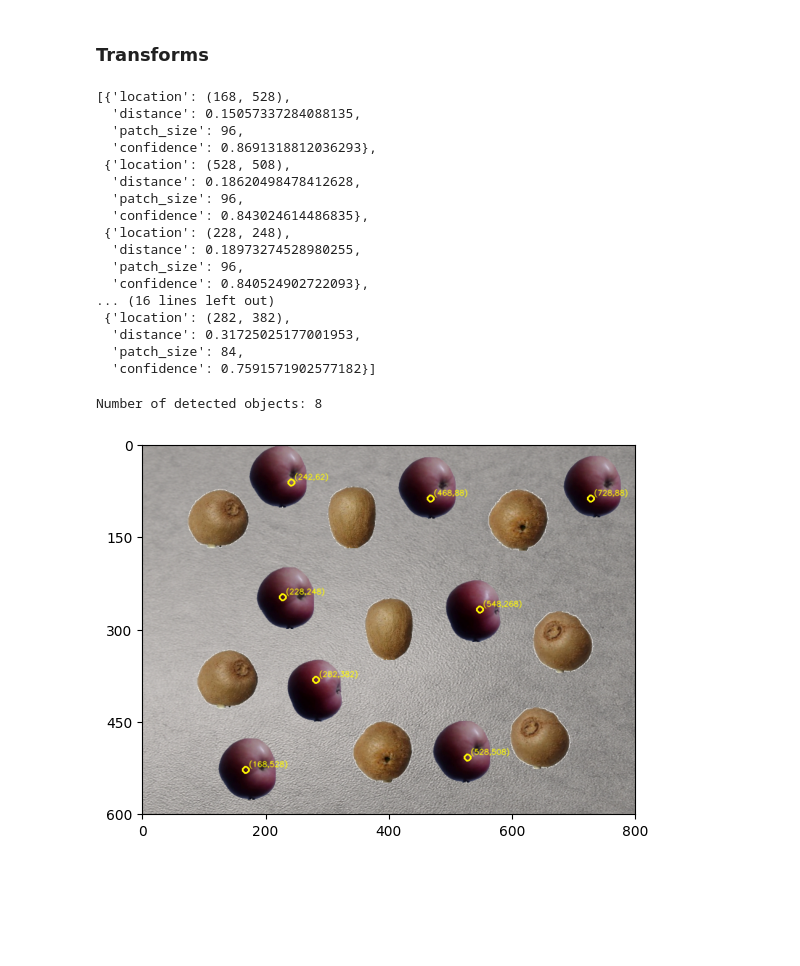
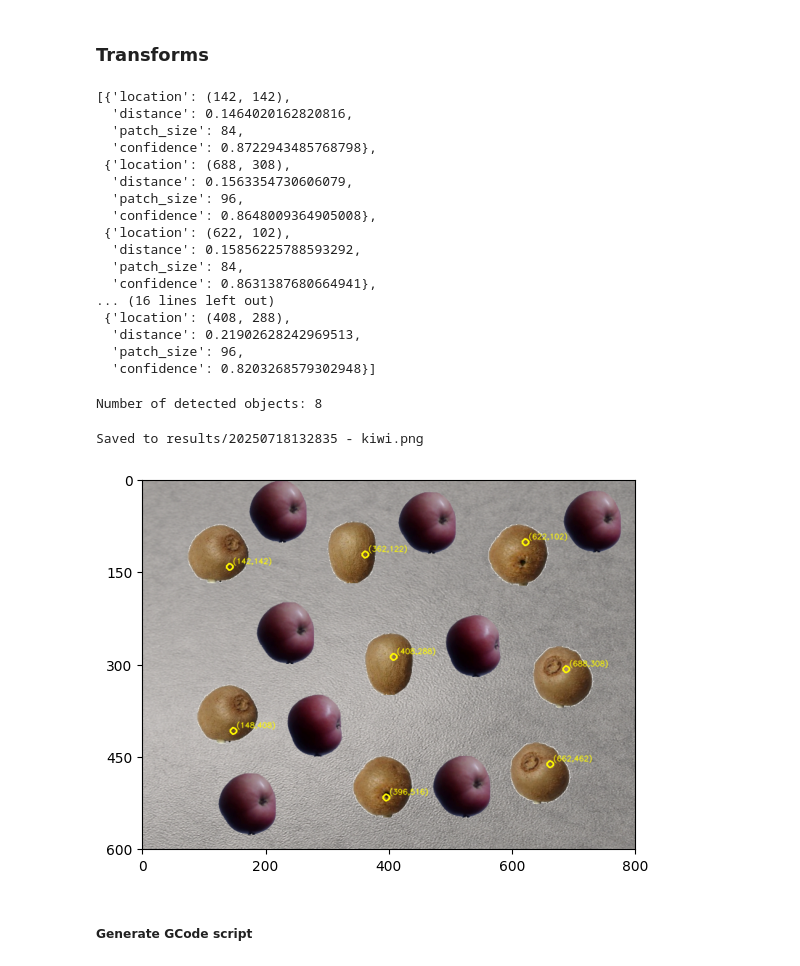
Before and after one commit to safaenet/Final_MSc_Project, a Jupyter notebook: load_model.ipynb, the cells around one changed output. Drawn from its saved outputs; the diff is of its cells as text; code cells hidden in the pictures; blank space fills up the shorter version.

```diff
--- a/load_model.ipynb
+++ b/load_model.ipynb
@@ -50,7 +51,7 @@ transform = transforms.Compose([
 ])
 # %%
 workspace_path = "images/workspace-images/workspace20.png"
-target_class = "apple"
+target_class = "kiwi"
 
 support_dir = os.path.join("images/support-images-augmented", target_class)
 support_paths = [
@@ -78,7 +79,7 @@ support_embedding = torch.mean(torch.stack(embeddings), dim=0)
 workspace = cv2.imread(workspace_path)
 workspace = cv2.cvtColor(workspace, cv2.COLOR_BGR2RGB)
 # %%
-result = detect_object_multiscale(
+detected_list = detect_object_multiscale(
     model=model,
     support_path_list=support_paths,
     workspace_path=workspace_path,
@@ -94,23 +95,23 @@ result = detect_object_multiscale(
     # threshold=0.0,
     # confidence=0.75
 )
-result
+detected_list
 # %% [output]
-[{'location': (168, 528),
-  'distance': 0.15057337284088135,
+[{'location': (142, 142),
+  'distance': 0.1464020162820816,
+  'patch_size': 84,
+  'confidence': 0.8722943485768798},
+ {'location': (688, 308),
+  'distance': 0.1563354730606079,
   'patch_size': 96,
-  'confidence': 0.8691318812036293},
- {'location': (528, 508),
-  'distance': 0.18620498478412628,
+  'confidence': 0.8648009364905008},
+ {'location': (622, 102),
+  'distance': 0.15856225788593292,
+  'patch_size': 84,
+  'confidence': 0.8631387680664941},
+... (16 lines left out)
+ {'location': (408, 288),
+  'distance': 0.21902628242969513,
   'patch_size': 96,
-  'confidence': 0.843024614486835},
- {'location': (228, 248),
-  'distance': 0.18973274528980255,
-  'patch_size': 96,
-  'confidence': 0.840524902722093},
-... (16 lines left out)
- {'location': (282, 382),
-  'distance': 0.31725025177001953,
-  'patch_size': 84,
-  'confidence': 0.7591571902577182}]
+  'confidence': 0.8203268579302948}]
 # %%
@@ -118,24 +119,35 @@ print(f"Number of detected objects: {len(result)}")
 # %% [output]
 Number of detected objects: 8
 # %%
-detected = "images/detected.png"
-os.remove(detected) if os.path.exists(detected) else None
-if result == []:
+if detected_list == []:
     print("Object not detected on the workspace.")
 else:
-    for loc in result:
+    for loc in detected_list:
         x, y = loc['location']
         cv2.circle(workspace, (x, y), 5, (255, 250, 0), 2)
         # Write coordinates near the circle
         text = f"({x},{y})"
         cv2.putText(workspace, text, (x + 5, y - 5),
                     fontFace=cv2.FONT_HERSHEY_SIMPLEX,
                     fontScale=0.4, color=(255, 250, 0), thickness=1, lineType=cv2.LINE_AA)
-    cv2.imwrite(detected, cv2.cvtColor(workspace, cv2.COLOR_RGB2BGR))
+
+    # Create directory
+    os.makedirs("results", exist_ok=True)
+
+    # Save before showing
+    current_time = datetime.now()
+    timestamp = current_time.strftime("%Y%m%d%H%M%S")
+    save_result_image_filename = f"results/{timestamp} - {target_class}.png"
+    cv2.imwrite(save_result_image_filename, cv2.cvtColor(workspace, cv2.COLOR_RGB2BGR))
+
+    print(f"Saved to {save_result_image_filename}")
 
     plt.imshow(workspace)
     plt.xticks([0, 200, 400, 600, 800])
     plt.yticks([0, 150, 300, 450, 600])
     plt.show()
 # %% [output]
+Saved to results/20250718132835 - kiwi.png
-[figure, old version]
+[figure, new version]
+# %% [markdown]
+##### Generate GCode script
```
Also changed, not shown: parts of 5 cells of this notebook, 10 other files.
